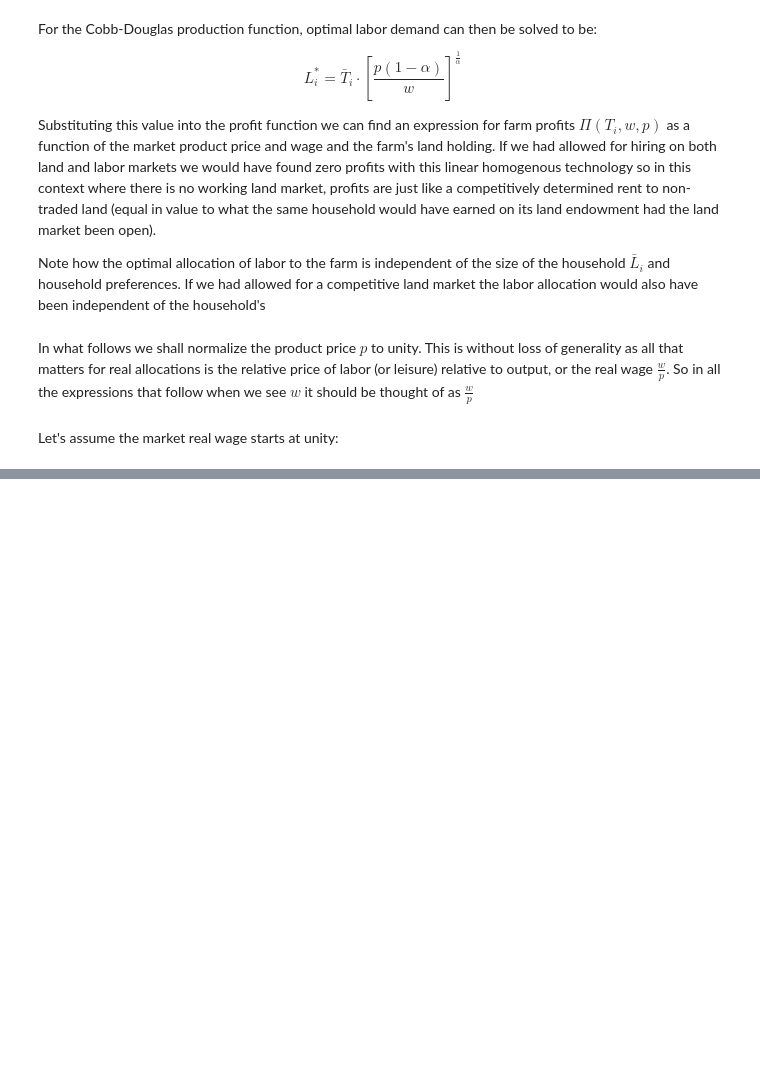
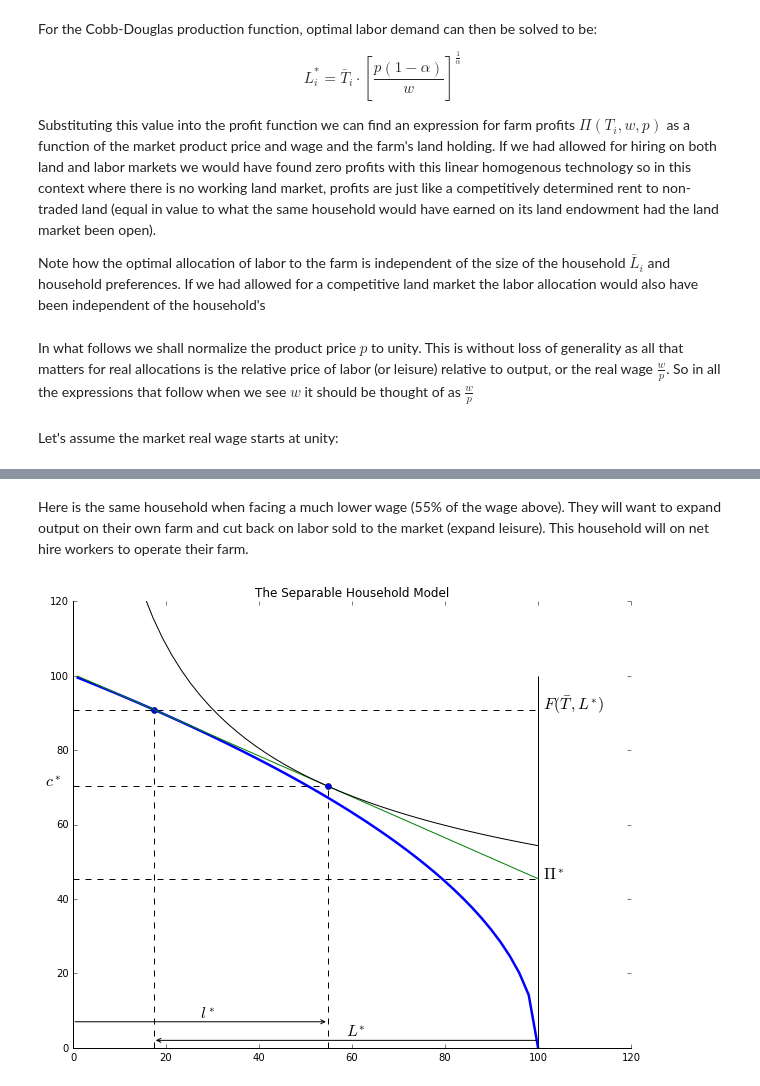
Before and after one commit to jhconning/Dev-II, a Jupyter notebook: notebooks/FarmHousehold.ipynb, the cells around one changed output, grey strips where cells are left out. Drawn from its saved outputs; the diff is of its cells as text; code cells hidden in the pictures; blank space fills up the shorter version.

```diff
--- a/notebooks/FarmHousehold.ipynb
+++ b/notebooks/FarmHousehold.ipynb
@@ -226,0 +247,12 @@ plt.show()
+# %% [markdown]
+Here is the same household when facing a much lower wage (55% of the wage above). They will want to expand output on their own farm and cut back on labor sold to the market (expand leisure). This household will on net hire workers to operate their farm.
+# %%
+fig, ax = plt.subplots(figsize=(10,8))
+plot_production(TBAR,LBAR, W*0.55)
+plot_farmconsumption(TBAR, LBAR, W*0.55)
+ax.set_title("The Separable Household Model")
+ax.set_xlim(0,LBAR+20)
+ax.set_ylim(0,F(TBAR,LBAR)+20)
+plt.show()
+# %% [output]
+[figure, added]
```
Also changed, not shown: parts of 10 cells of this notebook.
